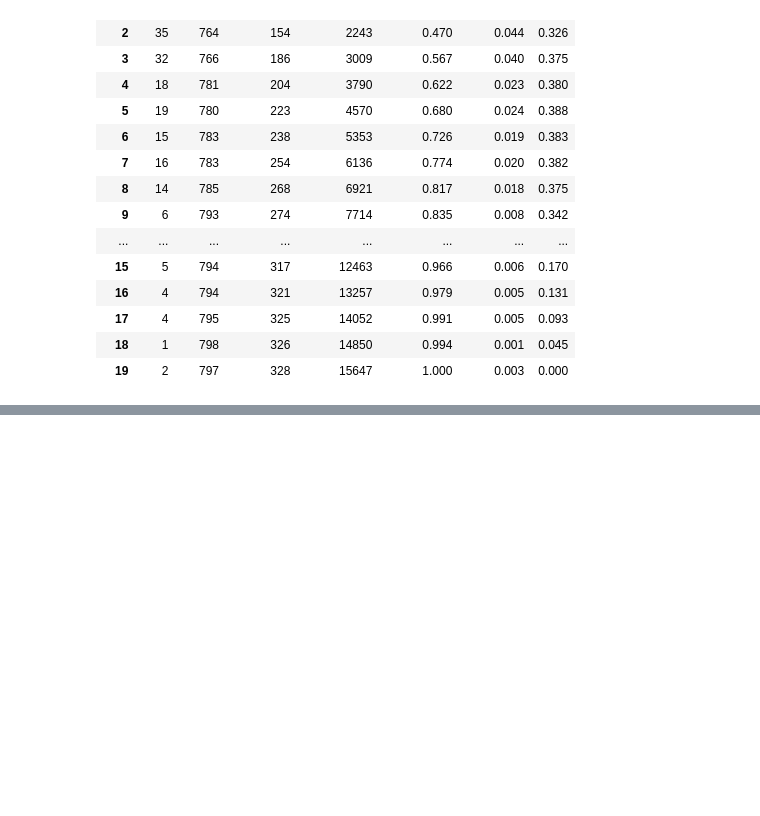
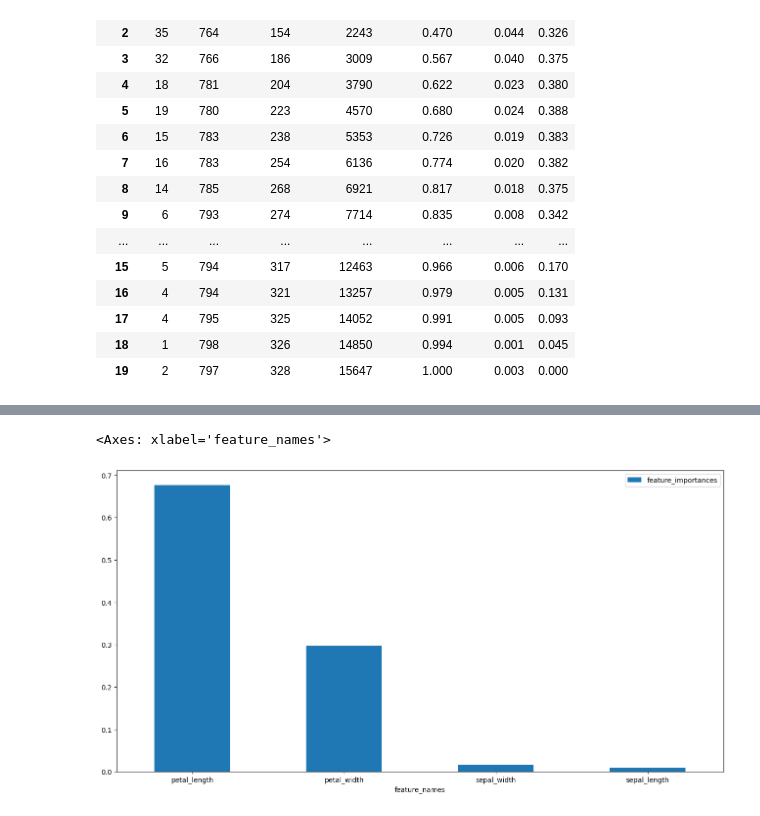
Before and after one commit to BrownSuagr/ai-lesson, a Jupyter notebook: STAGE-5 金融风控项目/项目数据处理/6-机器学习评分卡.ipynb, the cells around one changed output, grey strips where cells are left out. Cells and saved outputs as stored; diff of their text form; code cells hidden in the pictures; blank space fills up the shorter version.

```diff
--- a/STAGE-5 金融风控项目/项目数据处理/6-机器学习评分卡.ipynb
+++ b/STAGE-5 金融风控项目/项目数据处理/6-机器学习评分卡.ipynb
@@ -403,0 +728,23 @@ ModuleNotFoundError: No module named 'pyecharts'
+# %%
+import xgboost as xgb
+from sklearn.model_selection import train_test_split
+from sklearn import datasets
+
+# from xgboost.callback import EarlyStopping
+#
+# callbacks = [EarlyStopping(rounds=10)]
+
+digits = datasets.load_digits()
+X = digits['data']
+y = digits['target']
+
+X_train, X_test, y_train, y_test = train_test_split(X, y, random_state=0)
+clf = xgb.XGBClassifier(
+    early_stopping_rounds=10,
+    eval_metric="auc")
+clf.fit(X_train, y_train, eval_set=[(X_test, y_test)])
+
+# callbacks = [EarlyStopping(rounds=10)]
+# clf.fit(X_train, y_train, early_stopping_rounds=10, eval_metric="auc", eval_set=[(X_test, y_test)])
+# clf.fit(X_train, y_train, callbacks=callbacks, eval_metric="auc", eval_set=[(X_test, y_test)])
+# clf.fit(X_train, y_train,  eval_set=[(X_test, y_test)])
@@ -403,0 +816,18 @@ ModuleNotFoundError: No module named 'pyecharts'
+# %%
+# 使用Xgboost输出特征重要程度
+
+import xgboost as xgb
+import pandas as pd
+from sklearn.model_selection import train_test_split
+from sklearn import datasets
+
+iris = datasets.load_iris()
+y = iris['target']
+X = iris['data']
+xgb_model = xgb.XGBClassifier().fit(X, y)
+
+temp = pd.DataFrame()
+temp['feature_names'] = ['sepal_length', 'sepal_width', 'petal_length', 'petal_width']
+temp['feature_importances'] = xgb_model.feature_importances_
+temp = temp.sort_values('feature_importances', ascending=False)
+temp
@@ -403,0 +840,5 @@ ModuleNotFoundError: No module named 'pyecharts'
+# %%
+temp.set_index('feature_names').plot.bar(figsize=(16, 8), rot=0)
+# %% [output]
+<Axes: xlabel='feature_names'>
+[figure, added]
```
Also changed, not shown: parts of 30 cells of this notebook, 4 other files.
